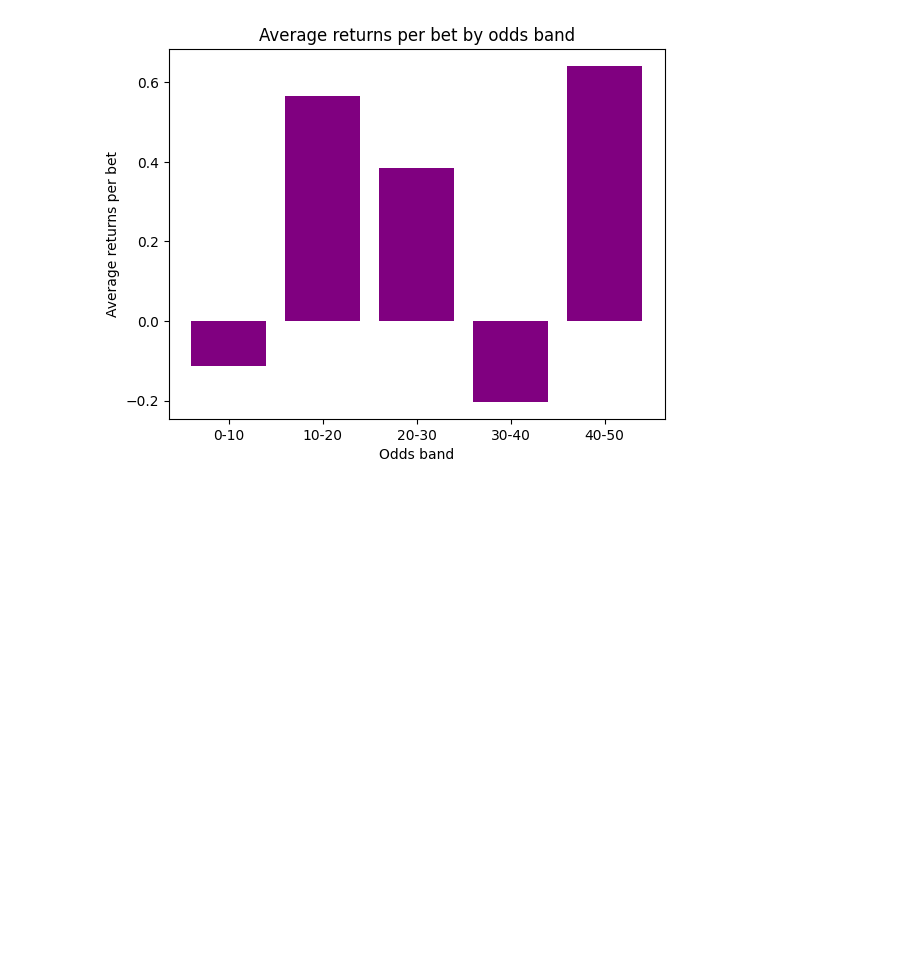
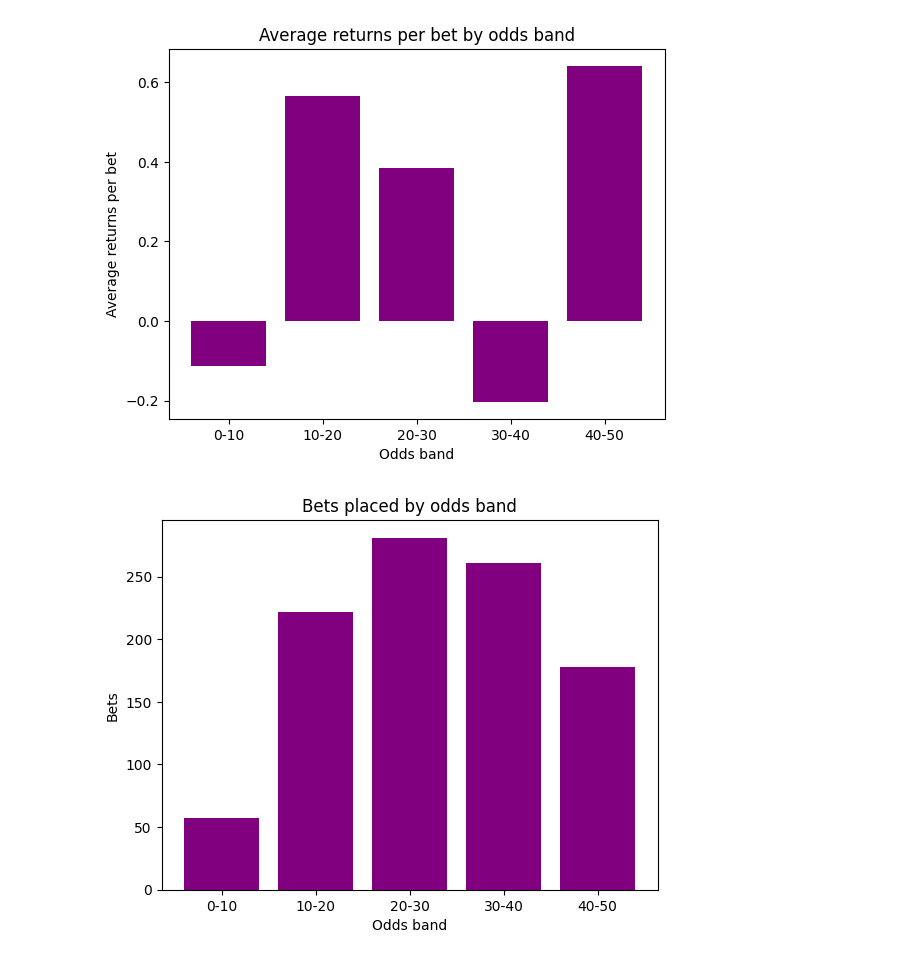
Before and after one commit to lucasglanville/and_theyre_off_backend, a Jupyter notebook: notebooks/lucasglanville/lucasglanville_NN_final_analysis.ipynb, the cells around one changed output. Saved outputs shown, nothing was run; the diff lists cells and outputs as text; code cells hidden in the pictures; blank space fills up the shorter version.

```diff
--- a/notebooks/lucasglanville/lucasglanville_NN_final_analysis.ipynb
+++ b/notebooks/lucasglanville/lucasglanville_NN_final_analysis.ipynb
@@ -351,3 +351,11 @@ plt.xlabel("Odds band")
 plt.show()
 # %% [output]
 [figure]
+# %%
+plt.bar([f"{l}-{u}" for l, u in bands], bets, color="purple")
+plt.title("Bets placed by odds band")
+plt.ylabel("Bets")
+plt.xlabel("Odds band")
+plt.show()
+# %% [output]
+[figure, added]
```
Also changed, not shown: parts of 2 cells of this notebook.
